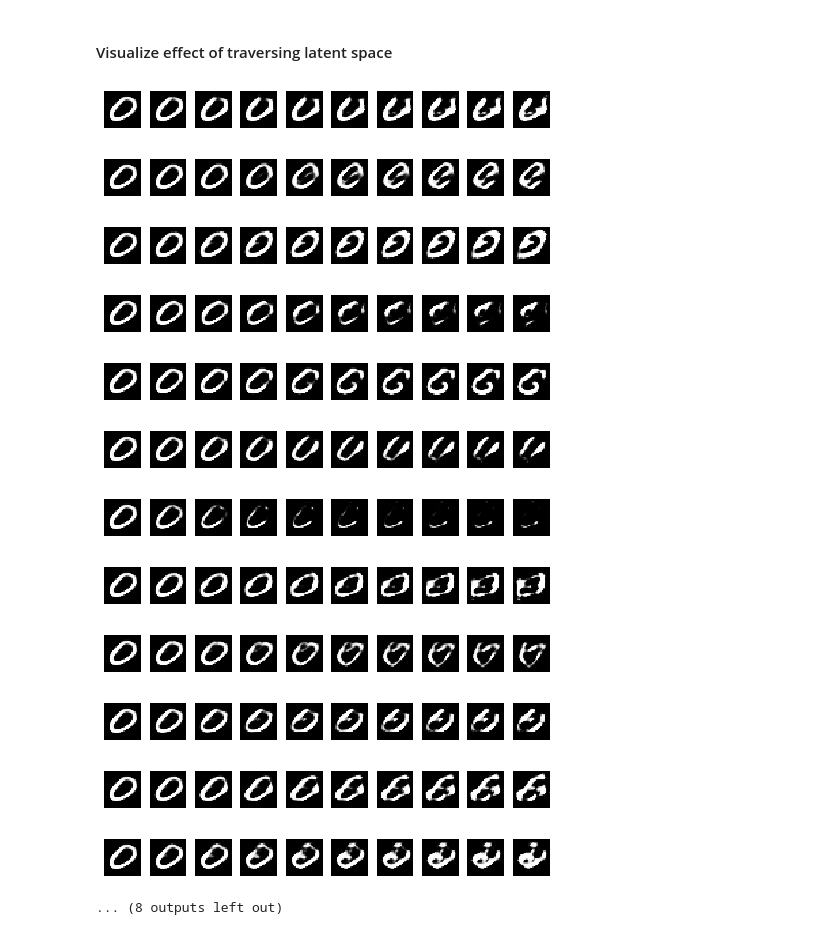
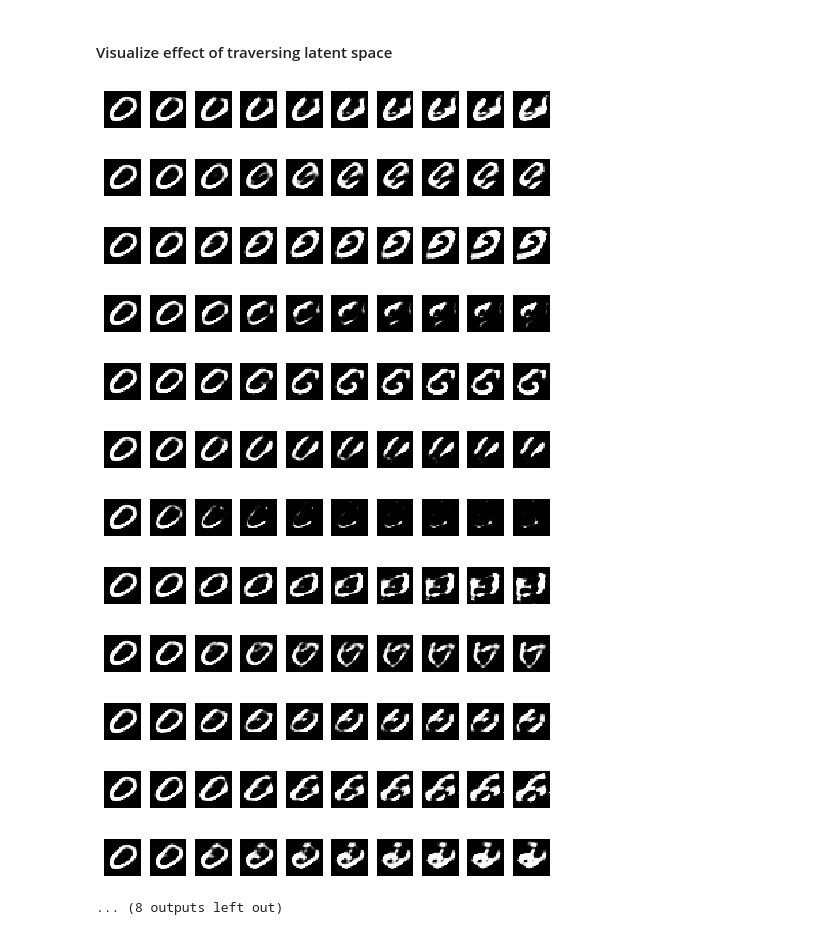
Before and after one commit to willtai/vae_exploration, a Jupyter notebook: notebooks/mnist_vae.ipynb, the cells around one changed output. Saved outputs shown, nothing was run; the diff lists cells and outputs as text; code cells hidden in the pictures.

```diff
--- a/notebooks/mnist_vae.ipynb
+++ b/notebooks/mnist_vae.ipynb
@@ -123,36 +122,36 @@ z = vae.get_z_mean(test_x)
 # %%
 for k in range(0,20):
     z_0 = np.copy(z[0])
     list_of_z = []
     list_of_z.append(z_0)
     dim_observed = k
     z_temp = np.copy(z_0)
 
     for i in range(0,9):
-        z_temp[dim_observed] += 1.5
+        z_temp[dim_observed] += 2.0
         list_of_z.append(np.copy(z_temp))
     fig, axs = plt.subplots(1,10, figsize=(8, 2))
     axs = axs.ravel()
     n = 0
     j = 0
 
     for i in range(0,len(list_of_z)):
         x_gen = vae.generate(np.repeat(list_of_z[i][np.newaxis,:],vae.batch_size,axis=0))
         axs[j].imshow(x_gen[0].reshape([28,28]),cmap='gray')
         axs[j].axes.get_xaxis().set_visible(False)
         axs[j].axes.get_yaxis().set_visible(False)
         j += 1
 
 plt.show()
 # %% [output]
 [figure]
-[figure, old version]
+[figure, new version]
 [figure]
-[figure, old version]
+[figure, new version]
 [figure]
-[figure, old version]
+[figure, new version]
-[figure, old version]
+[figure, new version]
-[figure, old version]
+[figure, new version]
 [figure]
 [figure]
 [figure]
```
Also changed, not shown: parts of 4 cells of this notebook, 5 other files.
